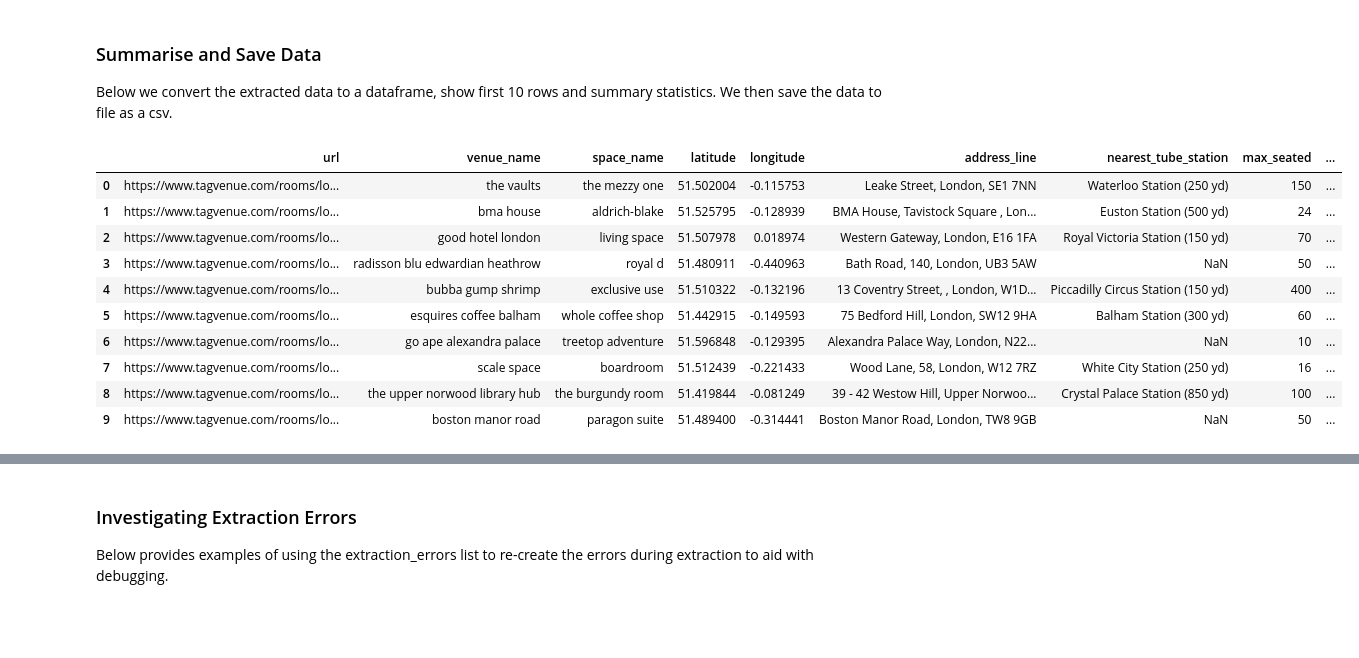
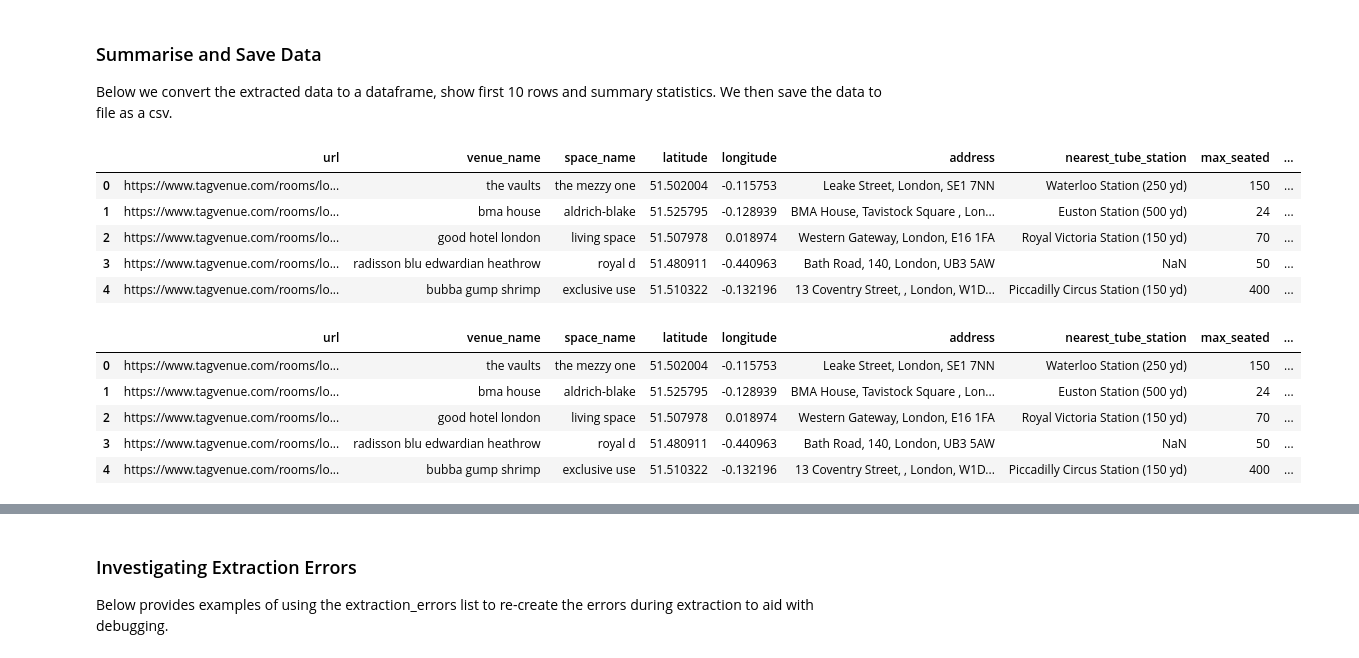
Before and after one commit to rhart-rup/London-Venue-Hire-Price-Prediction, a Jupyter notebook: Tag_Venue_Scrape.ipynb, the cells around one changed output, grey strips where cells are left out. Cells and saved outputs as stored; diff of their text form; code cells hidden in the pictures; blank space fills up the shorter version.

```diff
--- a/Tag_Venue_Scrape.ipynb
+++ b/Tag_Venue_Scrape.ipynb
@@ -723,19 +789,14 @@ Below we convert the extracted data to a dataframe, show first 10 rows and summa
 # %%
 df = pd.DataFrame(data, columns = ['url', 'venue_name', 'space_name', 'latitude',
                                    'longitude', 'address',
                                    'nearest_tube_station', 'max_seated', 'max_standing',
                                    'area_in_m2', 'catering_offered',
-                                   'external_catering_allowed'])
-df.head(10)
+                                   'external_catering_allowed', 'supervenue', 'capacity'])
+df.head()
 # %% [output]
-|  | url | venue_name | space_name | latitude | longitude | address_line | nearest_tube_station | max_seated | ... |
+|  | url | venue_name | space_name | latitude | longitude | address | nearest_tube_station | max_seated | ... |
 | 0 | https://www.tagvenue.com/rooms/lo... | the vaults | the mezzy one | 51.502004 | -0.115753 | Leake Street, London, SE1 7NN | Waterloo Station (250 yd) | 150 | ... |
 | 1 | https://www.tagvenue.com/rooms/lo... | bma house | aldrich-blake | 51.525795 | -0.128939 | BMA House, Tavistock Square , Lon... | Euston Station (500 yd) | 24 | ... |
 | 2 | https://www.tagvenue.com/rooms/lo... | good hotel london | living space | 51.507978 | 0.018974 | Western Gateway, London, E16 1FA | Royal Victoria Station (150 yd) | 70 | ... |
 | 3 | https://www.tagvenue.com/rooms/lo... | radisson blu edwardian heathrow | royal d | 51.480911 | -0.440963 | Bath Road, 140, London, UB3 5AW | NaN | 50 | ... |
 | 4 | https://www.tagvenue.com/rooms/lo... | bubba gump shrimp | exclusive use | 51.510322 | -0.132196 | 13 Coventry Street, , London, W1D... | Piccadilly Circus Station (150 yd) | 400 | ... |
-| 5 | https://www.tagvenue.com/rooms/lo... | esquires coffee balham | whole coffee shop | 51.442915 | -0.149593 | 75 Bedford Hill, London, SW12 9HA | Balham Station (300 yd) | 60 | ... |
-| 6 | https://www.tagvenue.com/rooms/lo... | go ape alexandra palace | treetop adventure | 51.596848 | -0.129395 | Alexandra Palace Way, London, N22... | NaN | 10 | ... |
-| 7 | https://www.tagvenue.com/rooms/lo... | scale space | boardroom | 51.512439 | -0.221433 | Wood Lane, 58, London, W12 7RZ | White City Station (250 yd) | 16 | ... |
-| 8 | https://www.tagvenue.com/rooms/lo... | the upper norwood library hub | the burgundy room | 51.419844 | -0.081249 | 39 - 42 Westow Hill, Upper Norwoo... | Crystal Palace Station (850 yd) | 100 | ... |
-| 9 | https://www.tagvenue.com/rooms/lo... | boston manor road | paragon suite | 51.489400 | -0.314441 | Boston Manor Road, London, TW8 9GB | NaN | 50 | ... |
@@ -742,3 +814,12 @@ df.head(10)
+# %%
+df.head()
+# %% [output]
+|  | url | venue_name | space_name | latitude | longitude | address | nearest_tube_station | max_seated | ... |
+| 0 | https://www.tagvenue.com/rooms/lo... | the vaults | the mezzy one | 51.502004 | -0.115753 | Leake Street, London, SE1 7NN | Waterloo Station (250 yd) | 150 | ... |
+| 1 | https://www.tagvenue.com/rooms/lo... | bma house | aldrich-blake | 51.525795 | -0.128939 | BMA House, Tavistock Square , Lon... | Euston Station (500 yd) | 24 | ... |
+| 2 | https://www.tagvenue.com/rooms/lo... | good hotel london | living space | 51.507978 | 0.018974 | Western Gateway, London, E16 1FA | Royal Victoria Station (150 yd) | 70 | ... |
+| 3 | https://www.tagvenue.com/rooms/lo... | radisson blu edwardian heathrow | royal d | 51.480911 | -0.440963 | Bath Road, 140, London, UB3 5AW | NaN | 50 | ... |
+| 4 | https://www.tagvenue.com/rooms/lo... | bubba gump shrimp | exclusive use | 51.510322 | -0.132196 | 13 Coventry Street, , London, W1D... | Piccadilly Circus Station (150 yd) | 400 | ... |
 # %%
 df.describe(include='all')
 # %% [output]
```
Also changed, not shown: parts of 14 cells of this notebook.
